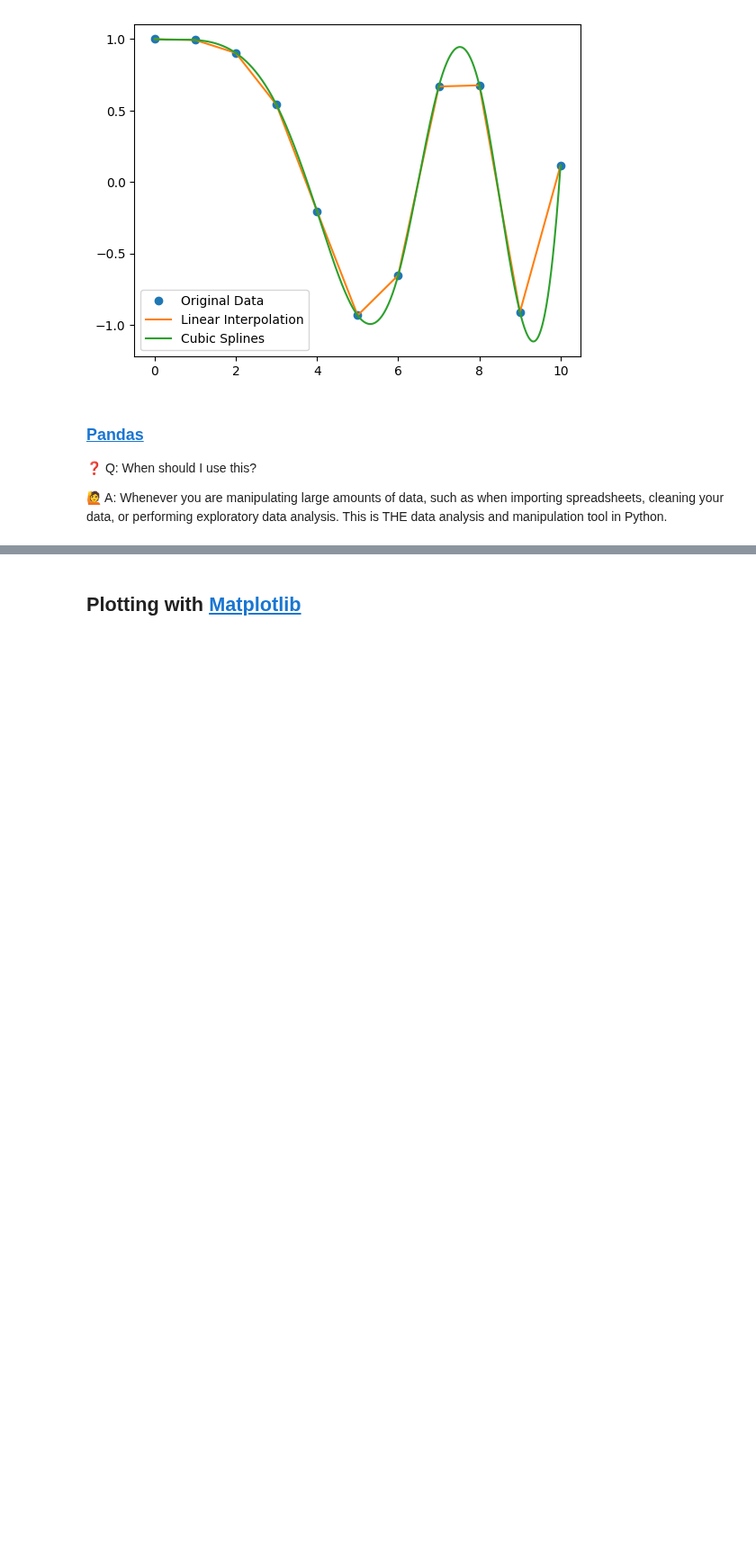
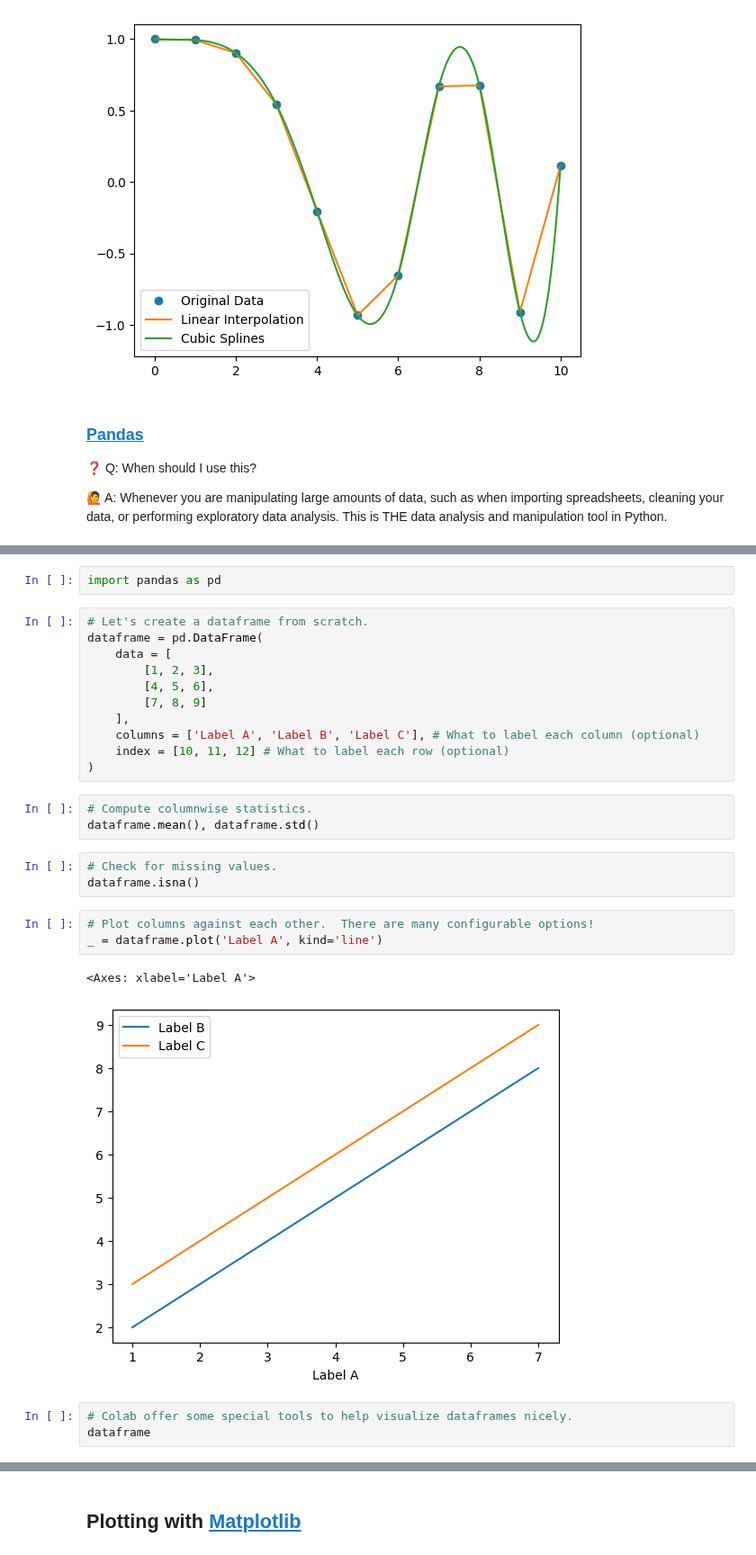
Before and after one commit to mahynski/chemometric-carpentry, a Jupyter notebook: notebooks/Introduction.ipynb, the cells around one changed output, grey strips where cells are left out. Shown at 90% size. Saved outputs shown, nothing was run; the diff lists cells and outputs as text; blank space fills up the shorter version.

```diff
--- a/notebooks/Introduction.ipynb
+++ b/notebooks/Introduction.ipynb
@@ -1150,0 +1159,28 @@ plt.legend(loc='best')
+# %%
+import pandas as pd
+# %%
+# Let's create a dataframe from scratch.
+dataframe = pd.DataFrame(
+    data = [
+        [1, 2, 3],
+        [4, 5, 6],
+        [7, 8, 9]
+    ],
+    columns = ['Label A', 'Label B', 'Label C'], # What to label each column (optional)
+    index = [10, 11, 12] # What to label each row (optional)
+)
+# %%
+# Compute columnwise statistics.
+dataframe.mean(), dataframe.std()
+# %%
+# Check for missing values.
+dataframe.isna()
+# %%
+# Plot columns against each other.  There are many configurable options!
+_ = dataframe.plot('Label A', kind='line')
+# %% [output]
+<Axes: xlabel='Label A'>
+[figure, added]
+# %%
+# Colab offer some special tools to help visualize dataframes nicely.
+dataframe
```
Also changed, not shown: parts of 8 cells of this notebook.
